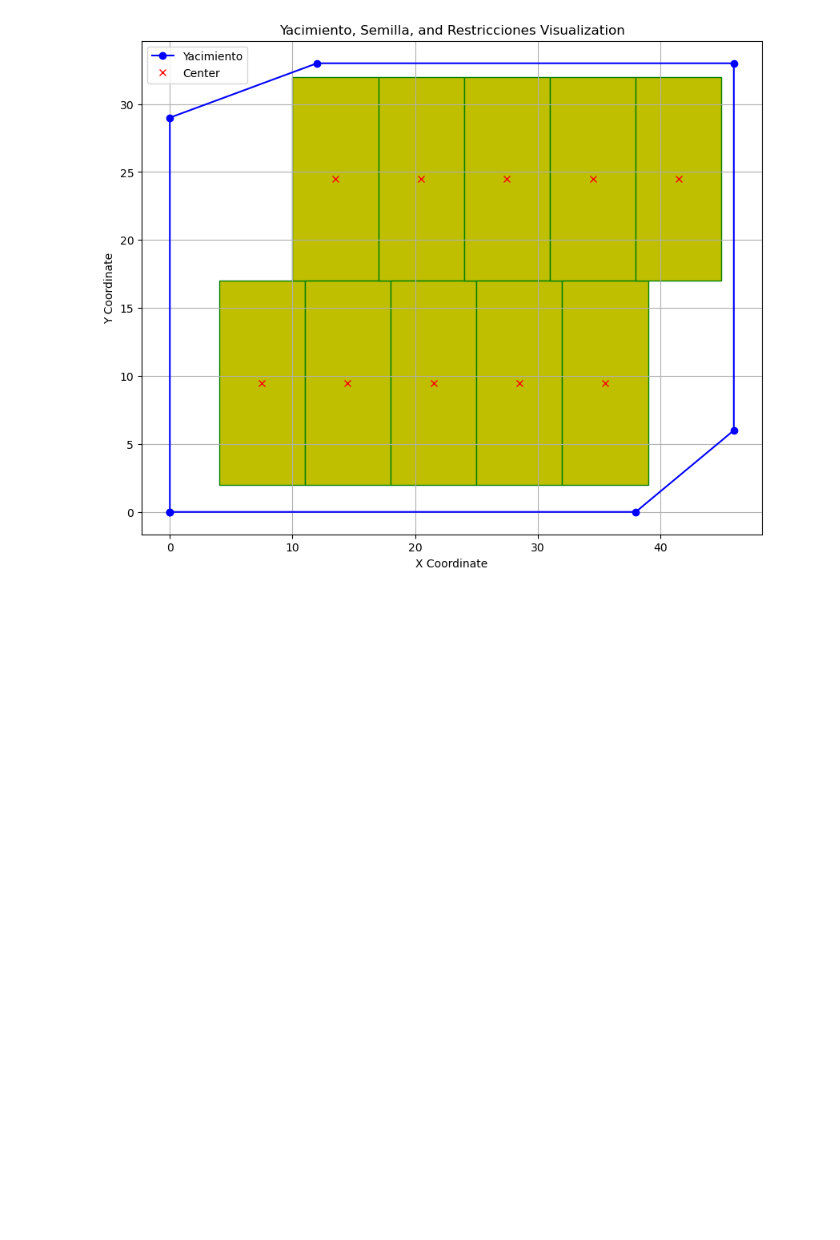
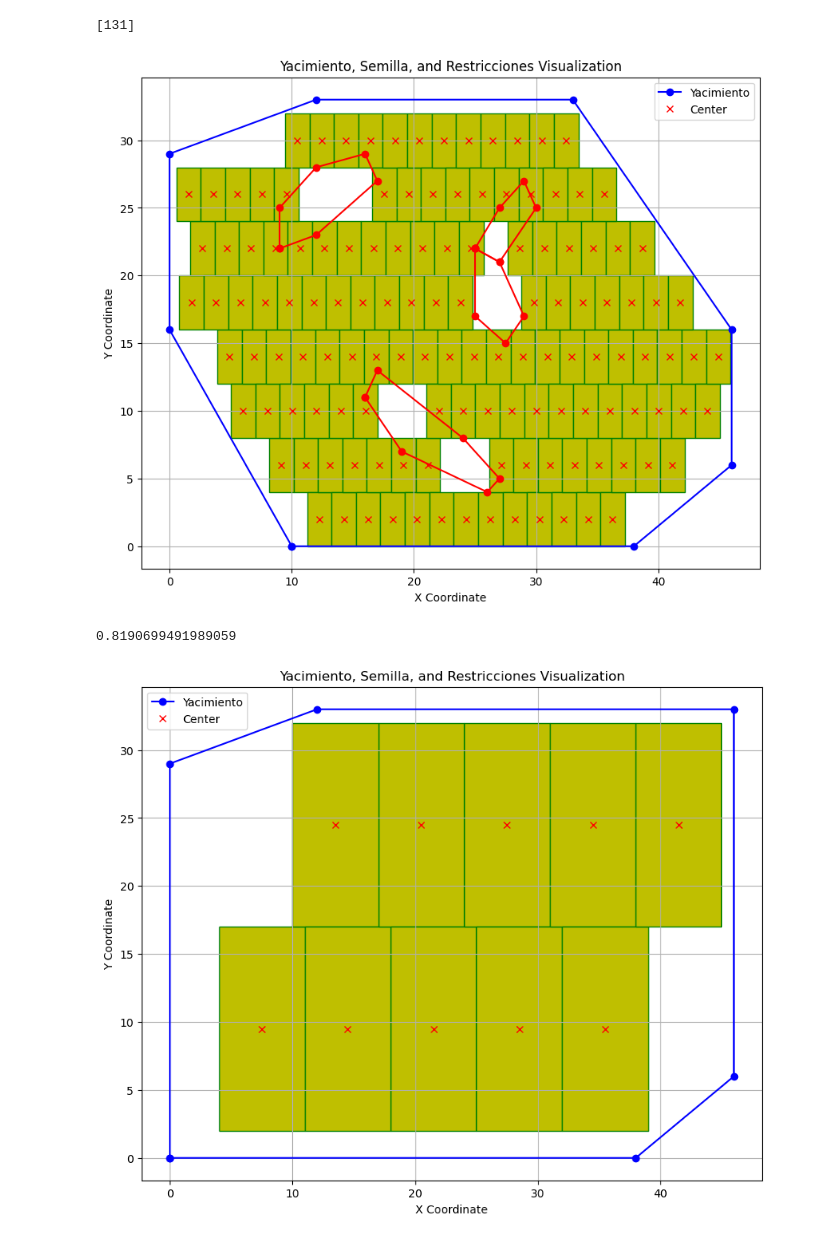
Before and after one commit to lararlm/TD8_ProyectoFinal, a Jupyter notebook: testing/test2.ipynb, the cells around one changed output. Drawn from its saved outputs; the diff is of its cells as text; code cells hidden in the pictures; blank space fills up the shorter version.

```diff
--- a/testing/test2.ipynb
+++ b/testing/test2.ipynb
@@ -33,3 +59,12 @@ Se encontro un mejor posicionamiento con un area total de : 0.7940601797577178
+# %%
+len_rectangles = [len(rect) for rect in best_rectangles]
+print(len_rectangles)
+fun_generacion_mapa(polygon,restrictions,best_rectangles,[panel_size[1]])
+calculate_area(polygon, len_rectangles, [panel_size[1]])
+# %% [output]
+[131]
+[figure, added]
+0.8190699491989059
 # %%
 # Corrected path to save the CSV
 csv_path = r'C:\Users\valen\OneDrive\Escritorio\Bony\Di tella\TD8FINAL\TD8_ProyectoFinal\solutions\pols2\best_rectangles0.csv'
```
Also changed, not shown: parts of 8 cells of this notebook, 14 other files.
